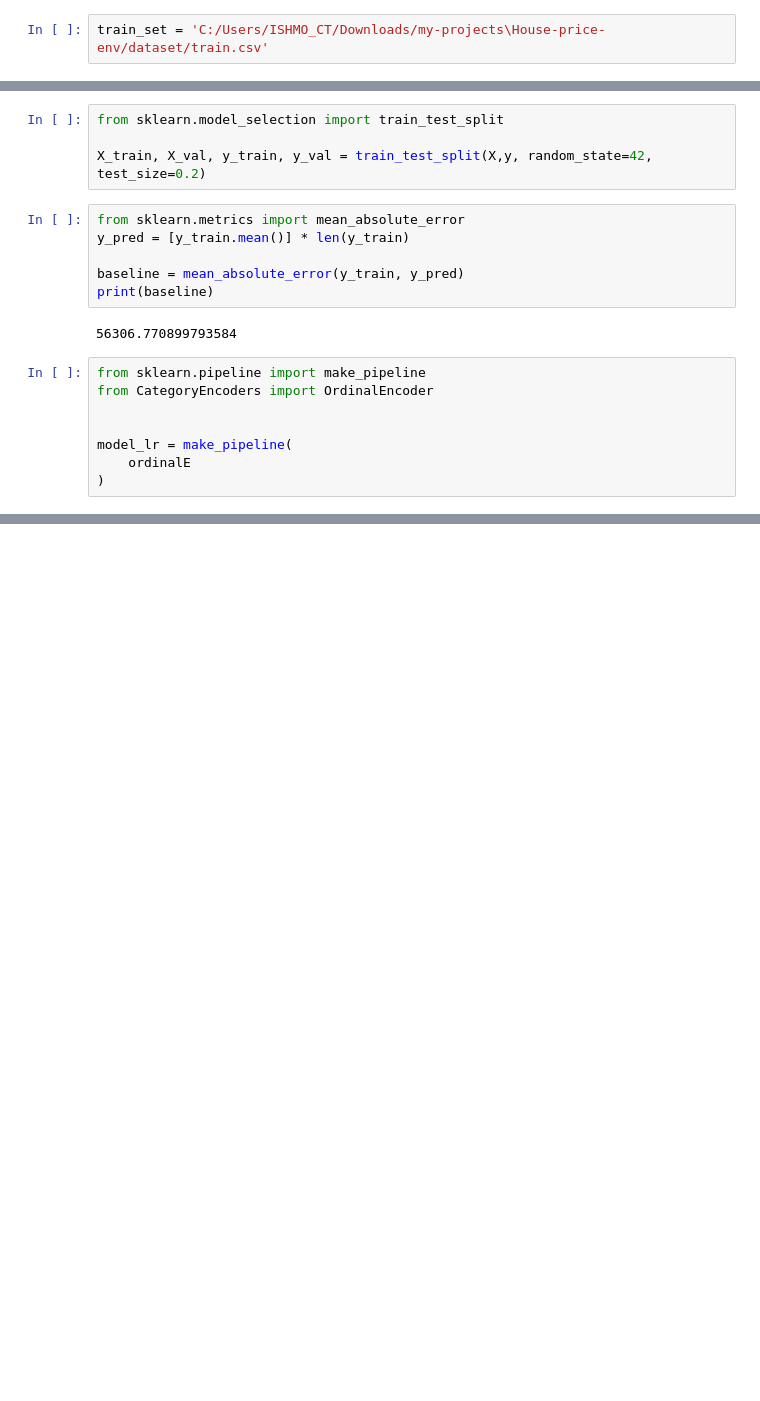
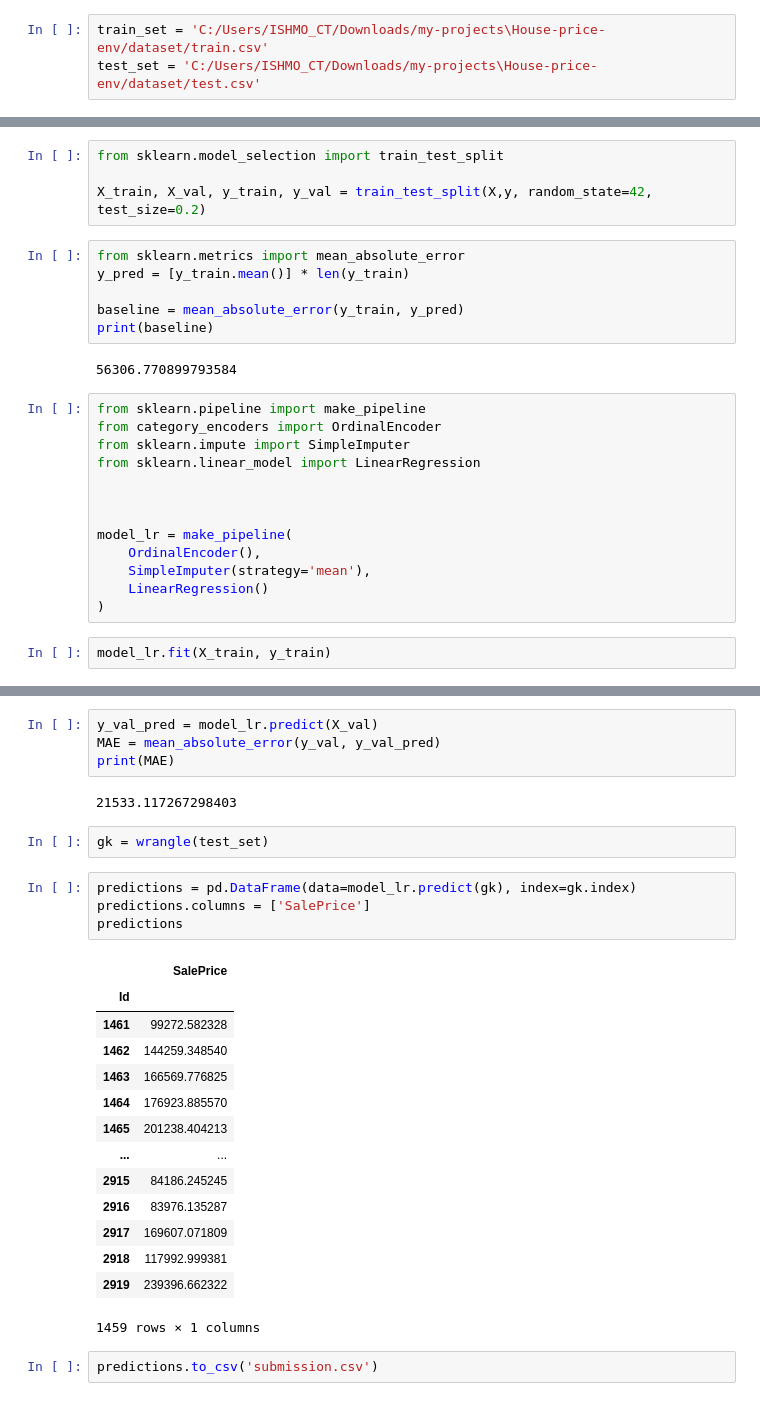
Before and after one commit to ayebaishmo/House-price-env, a Jupyter notebook: house-price.ipynb, the cells around one changed output, grey strips where cells are left out. Cells and saved outputs as stored; diff of their text form; blank space fills up the shorter version.

Commit message:
Added predictions

```diff
--- a/house-price.ipynb
+++ b/house-price.ipynb
@@ -1,5 +1,6 @@
 # %%
 train_set = 'C:/Users/ISHMO_CT/Downloads/my-projects\House-price-env/dataset/train.csv'
+test_set = 'C:/Users/ISHMO_CT/Downloads/my-projects\House-price-env/dataset/test.csv'
 # %%
 import numpy as np
 import pandas as pd
@@ -40,9 +41,16 @@ print(baseline)
 56306.770899793584
 # %%
 from sklearn.pipeline import make_pipeline
-from CategoryEncoders import OrdinalEncoder
+from category_encoders import OrdinalEncoder
+from sklearn.impute import SimpleImputer
+from sklearn.linear_model import LinearRegression
+
 
 
 model_lr = make_pipeline(
-    ordinalE
+    OrdinalEncoder(),
+    SimpleImputer(strategy='mean'),
+    LinearRegression()
 )
+# %%
+model_lr.fit(X_train, y_train)
@@ -48,0 +75,29 @@ model_lr = make_pipeline(
+# %%
+y_val_pred = model_lr.predict(X_val)
+MAE = mean_absolute_error(y_val, y_val_pred)
+print(MAE)
+# %% [output]
+21533.117267298403
+# %%
+gk = wrangle(test_set)
+# %%
+predictions = pd.DataFrame(data=model_lr.predict(gk), index=gk.index)
+predictions.columns = ['SalePrice']
+predictions
+# %% [output]
+|  | SalePrice |
+| Id |  |
+| 1461 | 99272.582328 |
+| 1462 | 144259.348540 |
+| 1463 | 166569.776825 |
+| 1464 | 176923.885570 |
+| 1465 | 201238.404213 |
+| ... | ... |
+| 2915 | 84186.245245 |
+| 2916 | 83976.135287 |
+| 2917 | 169607.071809 |
+| 2918 | 117992.999381 |
+| 2919 | 239396.662322 |
+1459 rows × 1 columns
+# %%
+predictions.to_csv('submission.csv')
```
Also changed, not shown: parts of 1 cell of this notebook, 3 other files.
